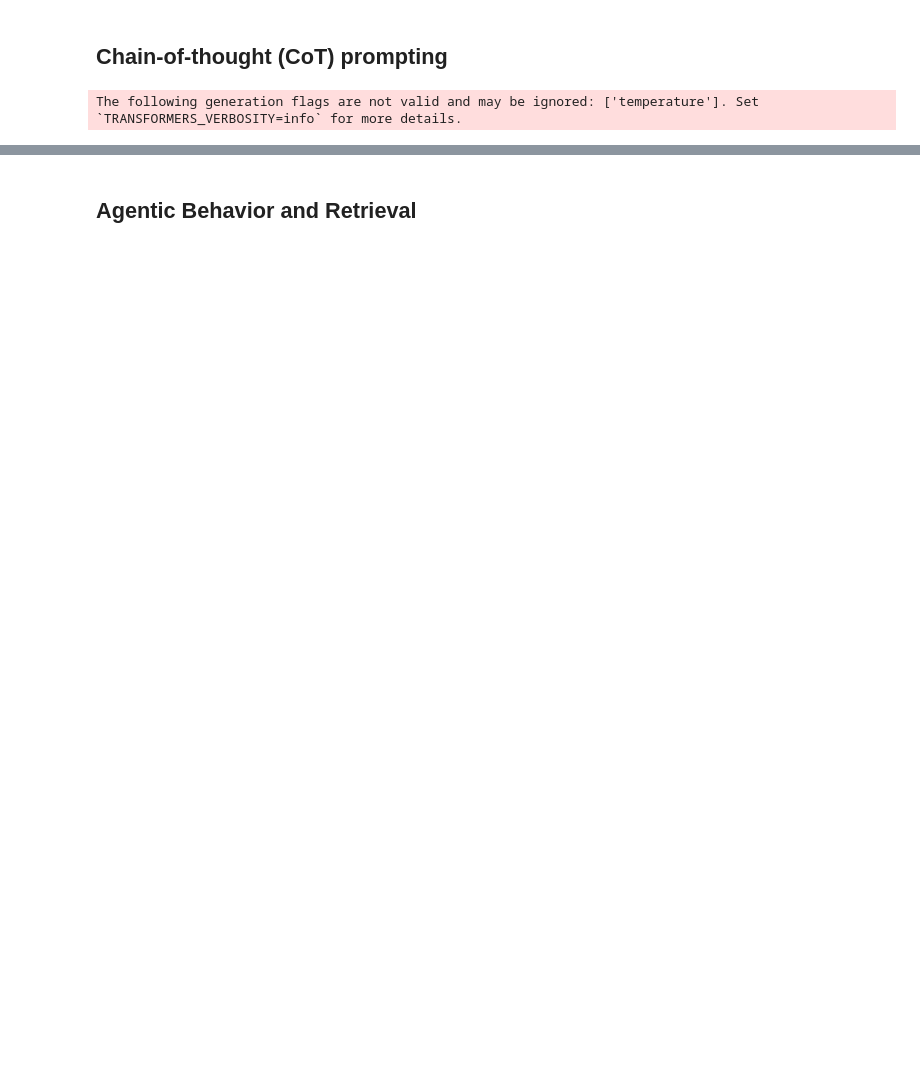
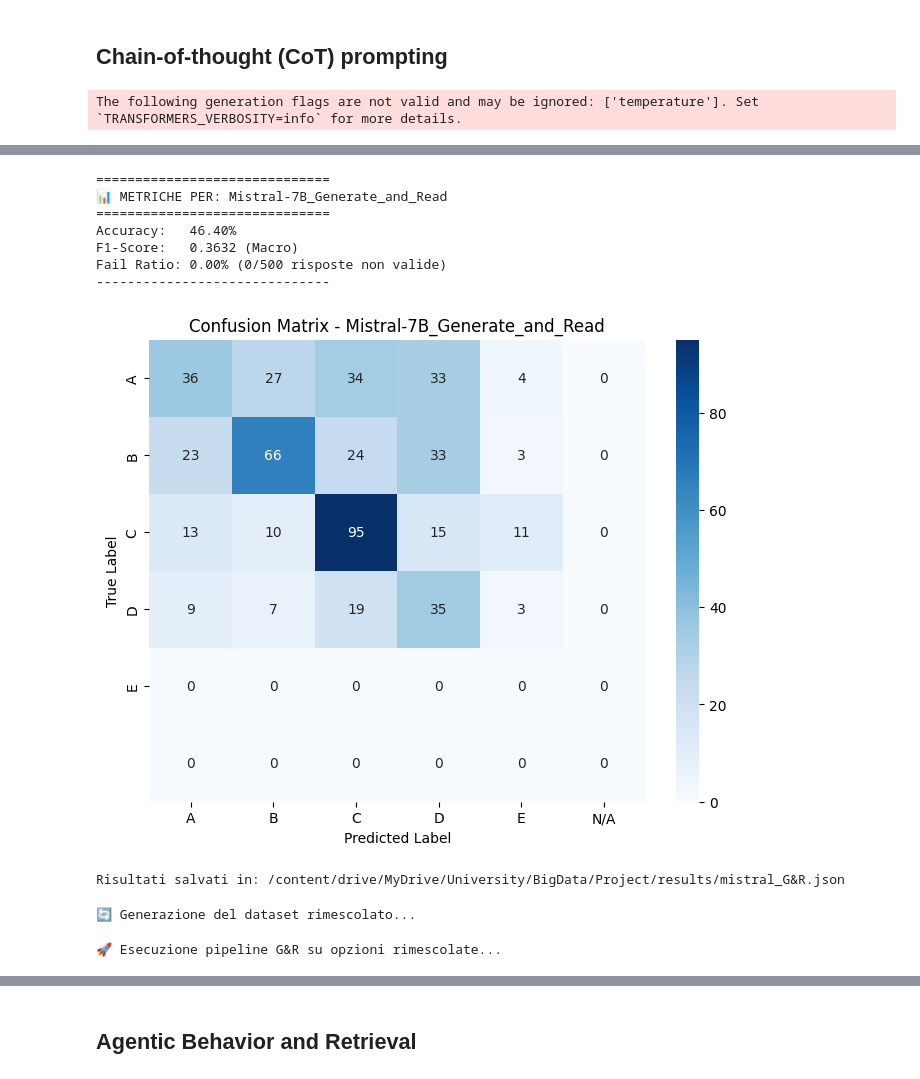
Before and after one commit to Keniota02/FederatedAveraging, a Jupyter notebook: project.ipynb, the cells around one changed output, grey strips where cells are left out. Cells and saved outputs as stored; diff of their text form; code cells hidden in the pictures; blank space fills up the shorter version.

```diff
--- a/project.ipynb
+++ b/project.ipynb
@@ -1479,0 +1937,31 @@ Delta Performance:     +2.60%
+# %%
+# 2. Preparazione dei dati per le funzioni successive
+# Estraiamo le liste necessarie per compute_metrics e save_results
+y_true = df_results['correct_answer'].tolist()
+y_pred = df_results['prediction'].tolist()
+# Per G&R, la "raw_response" è il ragionamento prodotto nello Step 1
+raw_reasons = df_results['reasoning'].tolist()
+# %%
+# Calcolo metriche
+metrics = compute_metrics(
+    y_true=y_true,
+    y_pred=y_pred,
+    label_name="Mistral-7B_Generate_and_Read"
+)
+# %% [output]
+==============================
+📊 METRICHE PER: Mistral-7B_Generate_and_Read
+==============================
+Accuracy:   46.40%
+F1-Score:   0.3632 (Macro)
+Fail Ratio: 0.00% (0/500 risposte non valide)
+------------------------------
+[figure, added]
+# %%
+columns = ['custom_id',	'category', 'reasoning',	'prediction',	'confidence_score',	'correct_answer',	'full_confidences']
+
+file_path = f"{PATH}/results/mistral_G&R.json"
+df_results[columns].to_json(file_path, orient='records', indent=4, force_ascii=False)
+print(f"Risultati salvati in: {file_path}")
+# %% [output]
+Risultati salvati in: /content/drive/MyDrive/University/BigData/Project/results/mistral_G&R.json
@@ -1479,0 +2001,15 @@ Delta Performance:     +2.60%
+# %%
+# --- ESECUZIONE DEL TEST DI ROBUSTEZZA ---
+
+# 1. Creiamo il dataset "perturbato"
+print("🔄 Generazione del dataset rimescolato...")
+df_val_shuffled = shuffle_options_in_df(validation_data)
+# %% [output]
+🔄 Generazione del dataset rimescolato...
+# %%
+# 2. Lanciamo la pipeline Generate-and-Read sul dataset rimescolato
+# Usiamo la funzione run_generate_and_read definita nello step precedente
+print("🚀 Esecuzione pipeline G&R su opzioni rimescolate...")
+df_results_shuffled = run_generate_and_read(df_val_shuffled, model, tokenizer)
+# %% [output]
+🚀 Esecuzione pipeline G&R su opzioni rimescolate...
```
Also changed, not shown: parts of 178 cells of this notebook.
